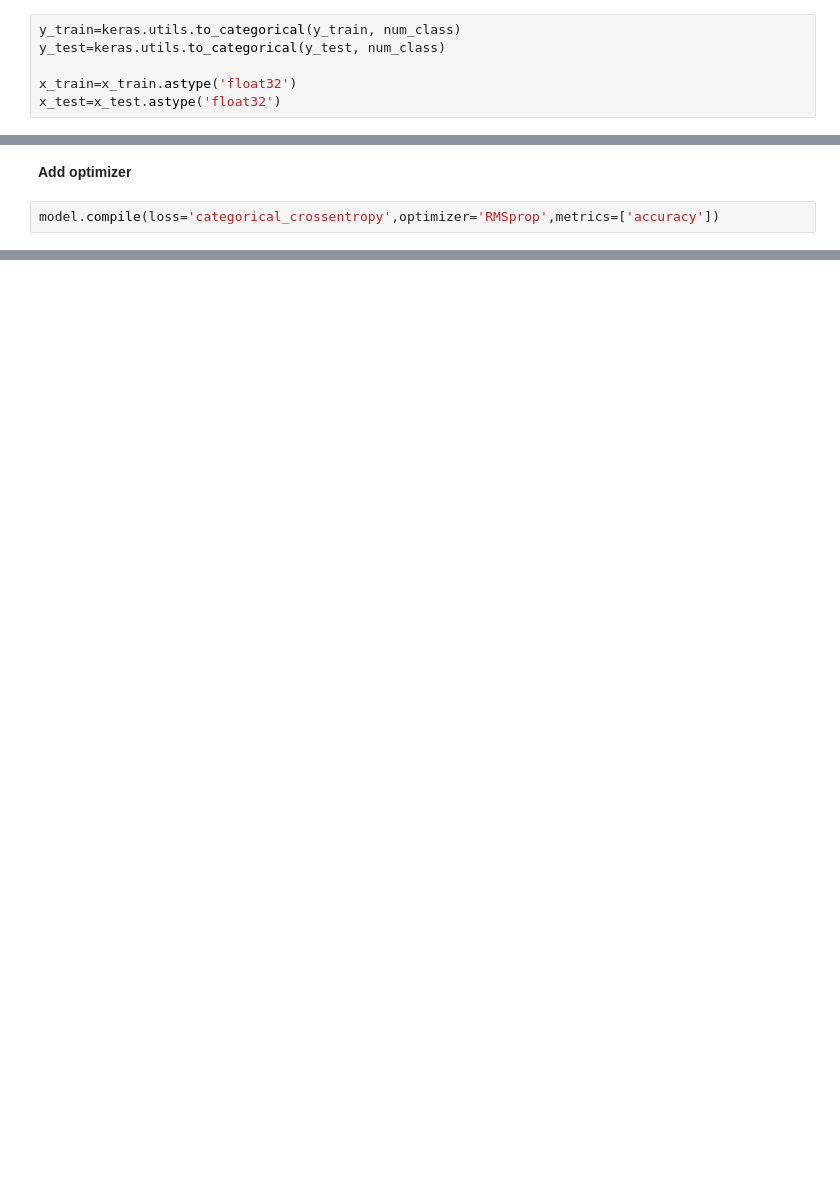
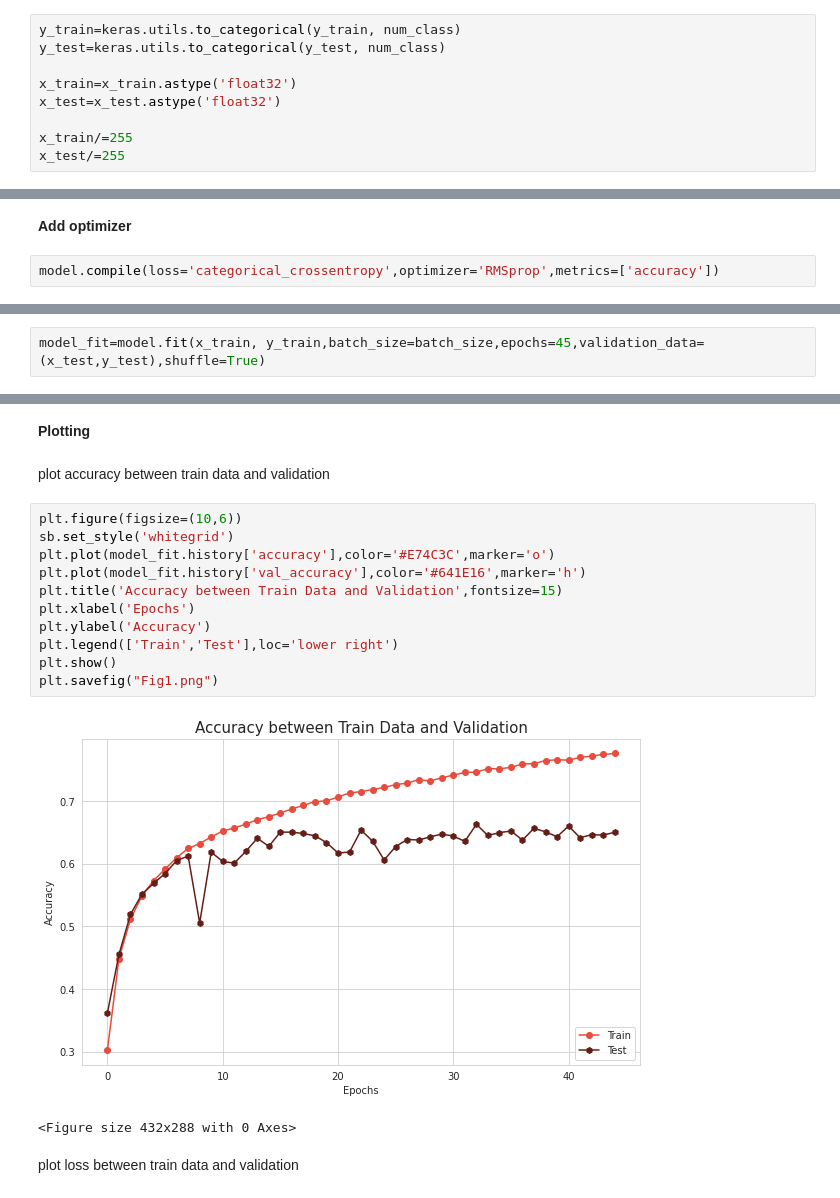
Before and after one commit to MohammadMahdiOmid/DeepLearning, a Jupyter notebook: CIFAR10_with_Keras.ipynb, the cells around one changed output, grey strips where cells are left out. Cells and saved outputs as stored; diff of their text form; blank space fills up the shorter version.

Commit message:
First model generated

```diff
--- a/CIFAR10_with_Keras.ipynb
+++ b/CIFAR10_with_Keras.ipynb
@@ -34,6 +37,9 @@ y_test=keras.utils.to_categorical(y_test, num_class)
 
 x_train=x_train.astype('float32')
 x_test=x_test.astype('float32')
+
+x_train/=255
+x_test/=255
 # %% [markdown]
 **creating some models just for practic**
 # %%
@@ -84,0 +93,2 @@ model.compile(loss='categorical_crossentropy',optimizer='RMSprop',metrics=['accu
+# %%
+model_fit=model.fit(x_train, y_train,batch_size=batch_size,epochs=45,validation_data=(x_test,y_test),shuffle=True)
@@ -84,0 +113,20 @@ model.compile(loss='categorical_crossentropy',optimizer='RMSprop',metrics=['accu
+# %% [markdown]
+**Plotting**
+# %% [markdown]
+plot accuracy between train data and validation
+# %%
+plt.figure(figsize=(10,6))
+sb.set_style('whitegrid')
+plt.plot(model_fit.history['accuracy'],color='#E74C3C',marker='o')
+plt.plot(model_fit.history['val_accuracy'],color='#641E16',marker='h')
+plt.title('Accuracy between Train Data and Validation',fontsize=15)
+plt.xlabel('Epochs')
+plt.ylabel('Accuracy')
+plt.legend(['Train','Test'],loc='lower right')
+plt.show()
+plt.savefig("Fig1.png")
+# %% [output]
+[figure, added]
+<Figure size 432x288 with 0 Axes>
+# %% [markdown]
+plot loss between train data and validation
```
Also changed, not shown: parts of 20 cells of this notebook.
